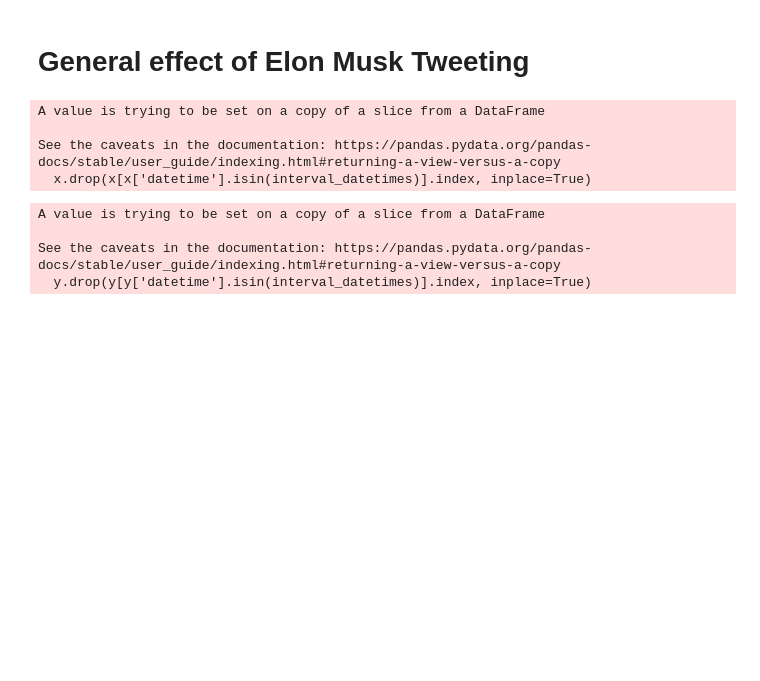
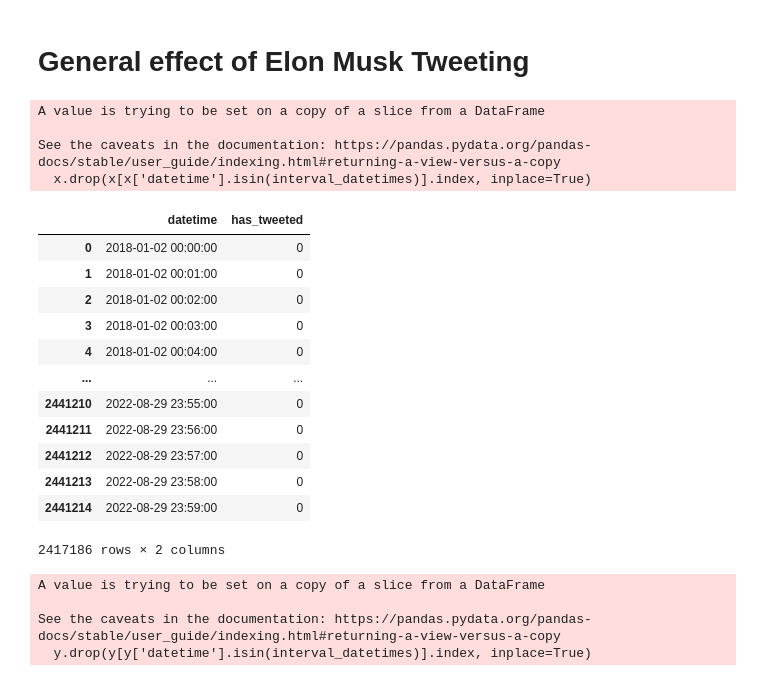
Before and after one commit to vladlevitin/finance_project, a Jupyter notebook: analysis.ipynb, the cells around one changed output. Saved outputs shown, nothing was run; the diff lists cells and outputs as text; code cells hidden in the pictures; blank space fills up the shorter version.

```diff
--- a/analysis.ipynb
+++ b/analysis.ipynb
@@ -182,11 +182,35 @@ x = df[['datetime','has_tweeted']]
 datetimes = x[x['has_tweeted'] == 1]['datetime']
 
 interval_datetimes = [dt + pd.Timedelta(minutes=i) for dt in datetimes for i in m]
+
+x.drop(x[x['datetime'].isin(interval_datetimes)].index, inplace=True)
+# %% [output]
+A value is trying to be set on a copy of a slice from a DataFrame
+
+See the caveats in the documentation: https://pandas.pydata.org/pandas-docs/stable/user_guide/indexing.html#returning-a-view-versus-a-copy
+  x.drop(x[x['datetime'].isin(interval_datetimes)].index, inplace=True)
-# %%
-x.drop(x[x['datetime'].isin(interval_datetimes)].index, inplace=True)
-# %% [output]
-A value is trying to be set on a copy of a slice from a DataFrame
-
-See the caveats in the documentation: https://pandas.pydata.org/pandas-docs/stable/user_guide/indexing.html#returning-a-view-versus-a-copy
-  x.drop(x[x['datetime'].isin(interval_datetimes)].index, inplace=True)
+# %%
+# select every interval-th row where 'has_tweeted' == 0 and every row where 'has_tweeted' == 1
+
+x = x[x['has_tweeted'] == 1].append(x[x['has_tweeted'] == 0][::interval])
+
+# sort by datetime
+
+x.sort_values(by='datetime', inplace=True)
+# %%
+x
+# %% [output]
+|  | datetime | has_tweeted |
+| 0 | 2018-01-02 00:00:00 | 0 |
+| 1 | 2018-01-02 00:01:00 | 0 |
+| 2 | 2018-01-02 00:02:00 | 0 |
+| 3 | 2018-01-02 00:03:00 | 0 |
+| 4 | 2018-01-02 00:04:00 | 0 |
+| ... | ... | ... |
+| 2441210 | 2022-08-29 23:55:00 | 0 |
+| 2441211 | 2022-08-29 23:56:00 | 0 |
+| 2441212 | 2022-08-29 23:57:00 | 0 |
+| 2441213 | 2022-08-29 23:58:00 | 0 |
+| 2441214 | 2022-08-29 23:59:00 | 0 |
+2417186 rows × 2 columns
 # %%
```
Also changed, not shown: parts of 1 cell of this notebook.
